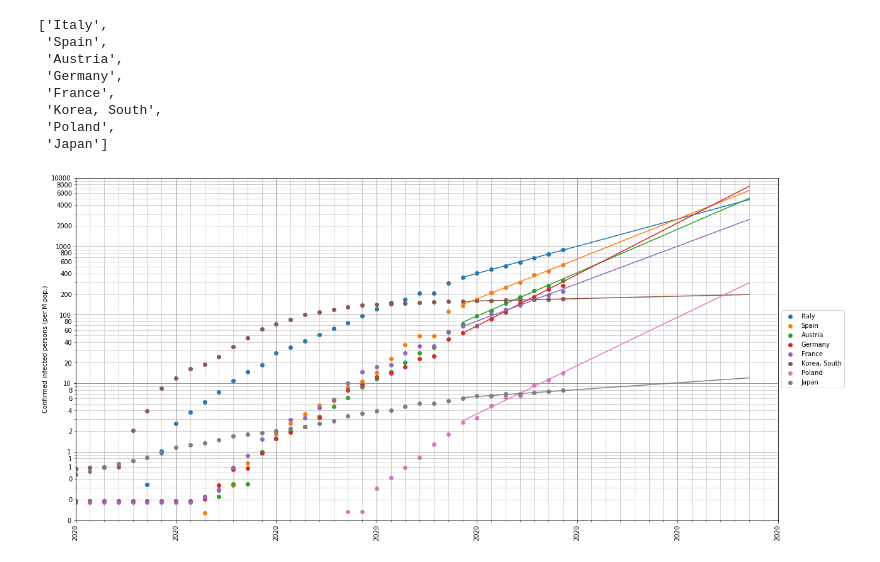
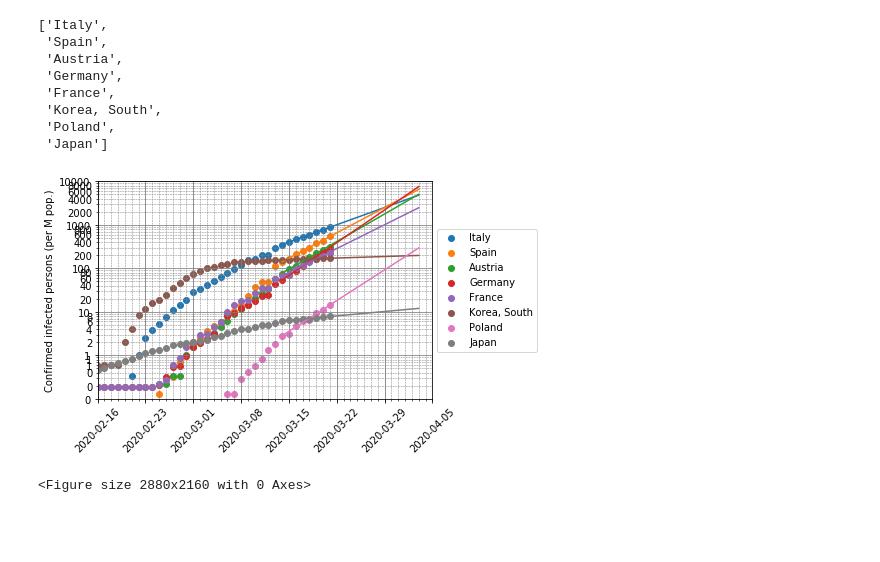
Before and after one commit to rcnijzink/corona_timeseries, a Jupyter notebook: corona_timeseries.ipynb, the cells around one changed output. Drawn from its saved outputs; the diff is of its cells as text; code cells hidden in the pictures; blank space fills up the shorter version.

Commit message:
Improve date ticks.

```diff
--- a/corona_timeseries.ipynb
+++ b/corona_timeseries.ipynb
@@ -58,7 +58,7 @@ dfn.Germany.plot()
 <matplotlib.axes._subplots.AxesSubplot at 0x...>
 [figure]
 # %%
-def set_up_axes(xrotation=90, **kwargs):
+def set_up_axes(xrotation=45, **kwargs):
     """
     Adjust the ticks on the axis, labeling, etc.
     :param kwargs:
@@ -89,6 +89,8 @@ def set_up_axes(xrotation=90, **kwargs):
     ax.xaxis.set_major_locator(sundays)
     ax.xaxis.set_minor_locator(everyday)
 
+    ax.xaxis.set_major_formatter(mdates.DateFormatter('%Y-%m-%d'))
+
     plt.tick_params(axis='y', which='minor')
     plt.xticks(rotation=xrotation)
 
@@ -171,24 +173,31 @@ COUNTRIES_TO_PLOT
  'Korea, South',
  'Poland',
  'Japan']
+# %%
+plt.rcParams["figure.figsize"] = (40,30)
 # %%
 plot_timeindex_dataframe(CONF_CASES_NORM_DF, COUNTRIES_TO_PLOT,
                          fit=True,
                          fit_window=7,
                          fit_forecast=14,
                          fit_starting_date=date(2020, 3, 14)
                          )
 
 WEEKS_TO_FORECAST = 3
 SUNDAY_AFTER_NEXT_SUNDAY = date.today() + timedelta(days=(WEEKS_TO_FORECAST*7)-1 - date.today().weekday())
 
 set_up_axes(log=True,
             ylim=(1E-1, 10000),
             xmin=date(2020, 2, 16),
             xmax=SUNDAY_AFTER_NEXT_SUNDAY,
             ylabel='Confirmed infected persons (per M pop.)',
             y_tick_formatter='%.f')
-plt.rcParams["figure.figsize"] = (30,20)
-plt.savefig("output.png")
+plt.show()
 # %% [output]
-[figure, old version]
+[figure, new version]
+# %%
+plt.rcParams["figure.figsize"] = (40,30)
+plt.savefig("output.png")
+fig.show()
+# %% [output]
+<Figure size 2880x2160 with 0 Axes>
```
Also changed, not shown: 1 other file.
